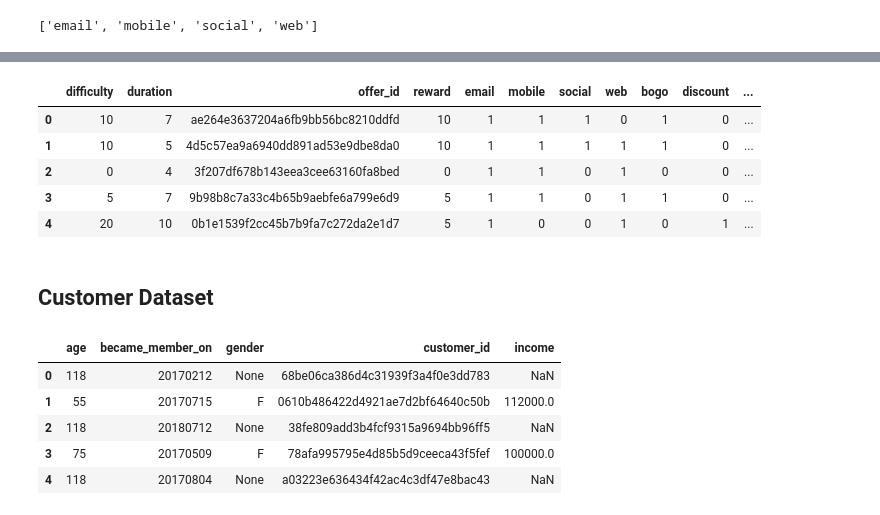
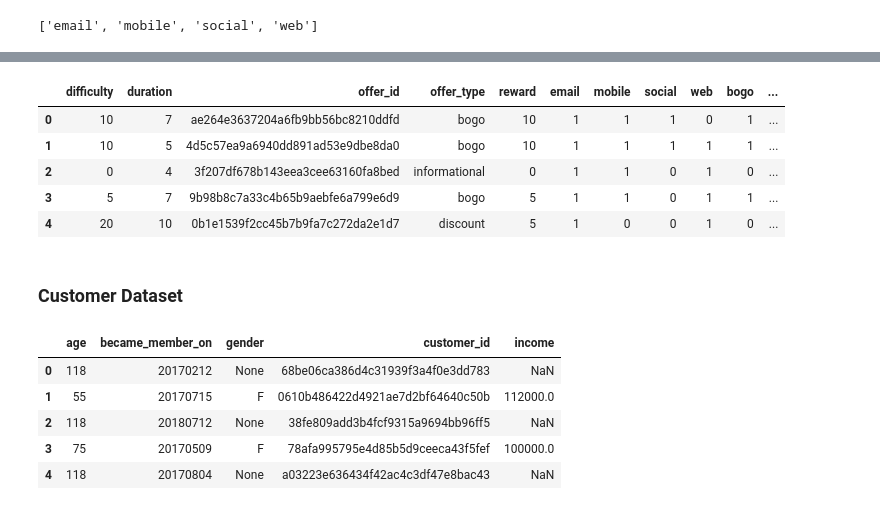
Before and after one commit to Martinsjsu/Starbuck_Promotion_Data_Analysis, a Jupyter notebook: Starbucks_Capstone_notebook.ipynb, the cells around one changed output, grey strips where cells are left out. Drawn from its saved outputs; the diff is of its cells as text; code cells hidden in the pictures.

```diff
--- a/Starbucks_Capstone_notebook.ipynb
+++ b/Starbucks_Capstone_notebook.ipynb
@@ -237,19 +238,19 @@ offer.head()
 | 3 | [web, email, mobile] | 5 | 7 | 9b98b8c7a33c4b65b9aebfe6a799e6d9 | bogo | 5 | 1 | 1 | 0 | 1 | ... |
 | 4 | [web, email] | 20 | 10 | 0b1e1539f2cc45b7b9fa7c272da2e1d7 | discount | 5 | 1 | 0 | 0 | 1 | ... |
 # %%
-# drop the useless channels and offer_type columns
+# drop the useless channels column
 
-offer.drop(['channels','offer_type'],axis=1,inplace=True)
+offer.drop(['channels'],axis=1,inplace=True)
 offer.head()
 # %% [output]
-|  | difficulty | duration | offer_id | reward | email | mobile | social | web | bogo | discount | ... |
-| 0 | 10 | 7 | ae264e3637204a6fb9bb56bc8210ddfd | 10 | 1 | 1 | 1 | 0 | 1 | 0 | ... |
-| 1 | 10 | 5 | 4d5c57ea9a6940dd891ad53e9dbe8da0 | 10 | 1 | 1 | 1 | 1 | 1 | 0 | ... |
-| 2 | 0 | 4 | 3f207df678b143eea3cee63160fa8bed | 0 | 1 | 1 | 0 | 1 | 0 | 0 | ... |
-| 3 | 5 | 7 | 9b98b8c7a33c4b65b9aebfe6a799e6d9 | 5 | 1 | 1 | 0 | 1 | 1 | 0 | ... |
-| 4 | 20 | 10 | 0b1e1539f2cc45b7b9fa7c272da2e1d7 | 5 | 1 | 0 | 0 | 1 | 0 | 1 | ... |
+|  | difficulty | duration | offer_id | offer_type | reward | email | mobile | social | web | bogo | ... |
+| 0 | 10 | 7 | ae264e3637204a6fb9bb56bc8210ddfd | bogo | 10 | 1 | 1 | 1 | 0 | 1 | ... |
+| 1 | 10 | 5 | 4d5c57ea9a6940dd891ad53e9dbe8da0 | bogo | 10 | 1 | 1 | 1 | 1 | 1 | ... |
+| 2 | 0 | 4 | 3f207df678b143eea3cee63160fa8bed | informational | 0 | 1 | 1 | 0 | 1 | 0 | ... |
+| 3 | 5 | 7 | 9b98b8c7a33c4b65b9aebfe6a799e6d9 | bogo | 5 | 1 | 1 | 0 | 1 | 1 | ... |
+| 4 | 20 | 10 | 0b1e1539f2cc45b7b9fa7c272da2e1d7 | discount | 5 | 1 | 0 | 0 | 1 | 0 | ... |
 # %% [markdown]
-## Customer Dataset
+### Customer Dataset
 # %%
 customer.head()
 # %% [output]
```
Also changed, not shown: parts of 56 cells of this notebook.
